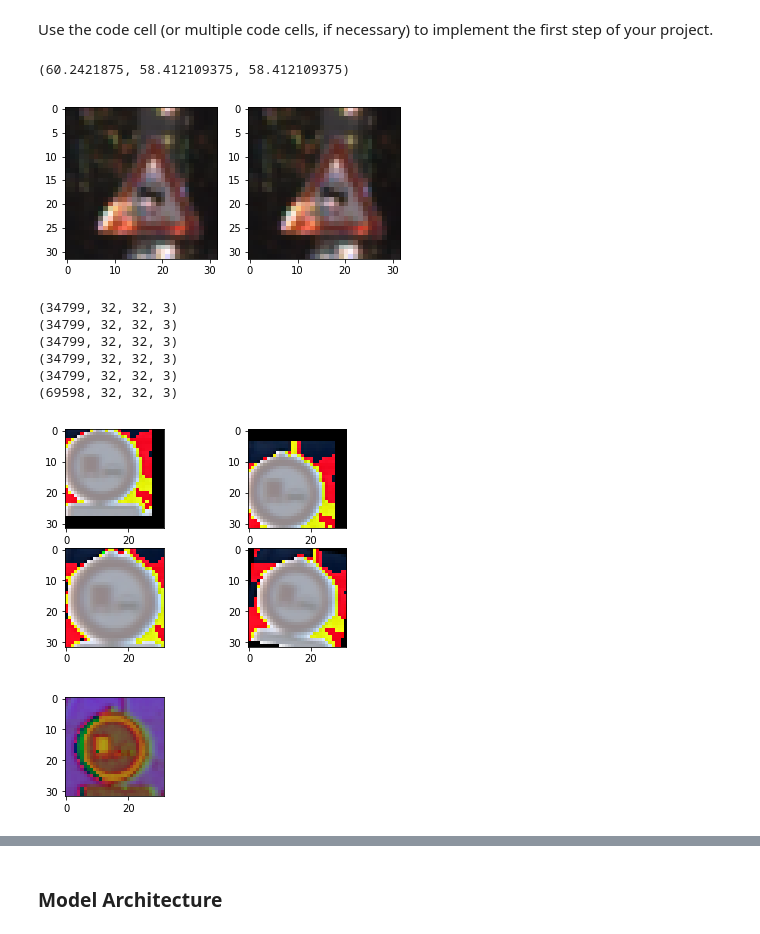
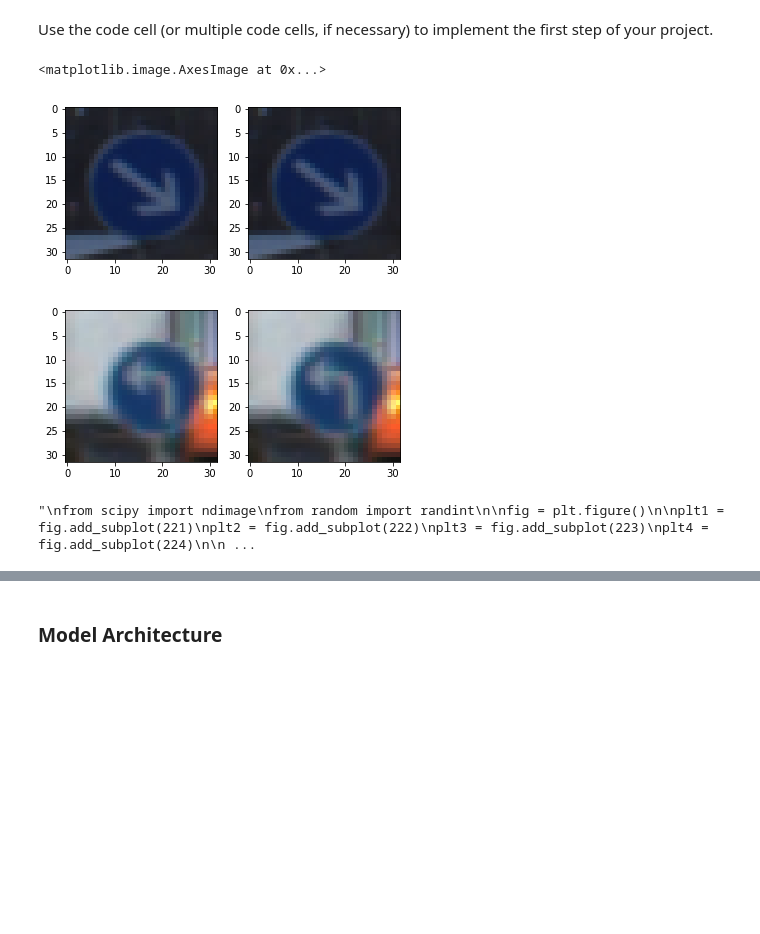
Before and after one commit to jShaoCX/CarND_Project2_Traffic_Signs, a Jupyter notebook: Traffic_Sign_Classifier.ipynb, the cells around one changed output, grey strips where cells are left out. Saved outputs shown, nothing was run; the diff lists cells and outputs as text; code cells hidden in the pictures; blank space fills up the shorter version.

```diff
--- a/Traffic_Sign_Classifier.ipynb
+++ b/Traffic_Sign_Classifier.ipynb
@@ -133,48 +129,55 @@ Use the code cell (or multiple code cells, if necessary) to implement the first
 # %%
 from sklearn.utils import shuffle
 import numpy as np
 import cv2 as cv
-
-X_train, y_train = shuffle(X_train, y_train)
-
-X_train_norm = X_train.astype(np.float32)
-X_train_r_mean = np.mean(X_train[i,:,:,0])
-X_train_g_mean = np.mean(X_train[i,:,:,1])
-X_train_b_mean = np.mean(X_train[i,:,:,1])
+from random import randint
 
 XRANGE = 255.0
 XMEAN = 128.0
 
-for i in range(0,X_train.shape[0]):
-    X_train_norm[i,:,:,0] = (X_train_norm[i,:,:,0]-128.0)/255.0#(X_train_norm[i,:,:,0]-X_train_r_mean)/255.0
-    X_train_norm[i,:,:,1] = (X_train_norm[i,:,:,1]-128.0)/255.0#(X_train_norm[i,:,:,1]-X_train_g_mean)/255.0
-    X_train_norm[i,:,:,2] = (X_train_norm[i,:,:,2]-128.0)/255.0#(X_train_norm[i,:,:,2]-X_train_b_mean)/255.0
+#X_train_norm = X_train.astype(np.float32)
 
-print((X_train_r_mean,X_train_g_mean,X_train_b_mean))
+#for i in range(0,X_train.shape[0]):
+#    X_train_norm[i,:,:,0] = (X_train_norm[i,:,:,0])/255.0#(X_train_norm[i,:,:,0]-X_train_r_mean)/255.0
+#    X_train_norm[i,:,:,1] = (X_train_norm[i,:,:,1])/255.0#(X_train_norm[i,:,:,1]-X_train_g_mean)/255.0
+#    X_train_norm[i,:,:,2] = (X_train_norm[i,:,:,2])/255.0#(X_train_norm[i,:,:,2]-X_train_b_mean)/255.0
+
+#fig = plt.figure()
+#plt1 = plt.subplot(121)
+#plt2 = plt.subplot(122)
+#plt1.imshow(X_train[2000])
+#plt2.imshow(X_train_norm[2000])
+
+X_valid_norm = X_valid.astype(np.float32)
+for i in range(0,X_valid.shape[0]):
+    X_valid_norm[i,:,:,0] = (X_valid_norm[i,:,:,0])/255.0#(X_train_norm[i,:,:,0]-X_train_r_mean)/255.0
+    X_valid_norm[i,:,:,1] = (X_valid_norm[i,:,:,1])/255.0#(X_train_norm[i,:,:,1]-X_train_g_mean)/255.0
+    X_valid_norm[i,:,:,2] = (X_valid_norm[i,:,:,2])/255.0#(X_train_norm[i,:,:,2]-X_train_b_mean)/255.0
 
 fig = plt.figure()
 plt1 = plt.subplot(121)
 plt2 = plt.subplot(122)
-plt1.imshow(X_train[2000])
-plt2.imshow(X_train_norm[2000]+.5)
-
-X_valid_norm = X_valid.astype(np.float32)
-for i in range(0,X_valid.shape[0]):
-    X_valid_norm[i,:,:,0] = (X_valid_norm[i,:,:,0]-128.0)/255.0#(X_train_norm[i,:,:,0]-X_train_r_mean)/255.0
-    X_valid_norm[i,:,:,1] = (X_valid_norm[i,:,:,1]-128.0)/255.0#(X_train_norm[i,:,:,1]-X_train_g_mean)/255.0
-    X_valid_norm[i,:,:,2] = (X_valid_norm[i,:,:,2]-128.0)/255.0#(X_train_norm[i,:,:,2]-X_train_b_mean)/255.0
+plt1.imshow(X_valid[2000])
+plt2.imshow(X_valid_norm[2000])
 
 X_test_norm = X_test.astype(np.float32)
 for i in range(0,X_test_norm.shape[0]):
-    X_test_norm[i,:,:,0] = (X_test_norm[i,:,:,0]-128.0)/255.0#(X_train_norm[i,:,:,0]-X_train_r_mean)/255.0
-    X_test_norm[i,:,:,1] = (X_test_norm[i,:,:,1]-128.0)/255.0#(X_train_norm[i,:,:,1]-X_train_g_mean)/255.0
-    X_test_norm[i,:,:,2] = (X_test_norm[i,:,:,2]-128.0)/255.0#(X_train_norm[i,:,:,2]-X_train_b_mean)/255.0
+    X_test_norm[i,:,:,0] = (X_test_norm[i,:,:,0])/255.0#(X_train_norm[i,:,:,0]-X_train_r_mean)/255.0
+    X_test_norm[i,:,:,1] = (X_test_norm[i,:,:,1])/255.0#(X_train_norm[i,:,:,1]-X_train_g_mean)/255.0
+    X_test_norm[i,:,:,2] = (X_test_norm[i,:,:,2])/255.0#(X_train_norm[i,:,:,2]-X_train_b_mean)/255.0
+
+fig = plt.figure()
+plt1 = plt.subplot(121)
+plt2 = plt.subplot(122)
+plt1.imshow(X_test[2000])
+plt2.imshow(X_test_norm[2000])
 # %% [output]
-(60.2421875, 58.412109375, 58.412109375)
+<matplotlib.image.AxesImage at 0x...>
-[figure, old version]
+[figure, new version]
+[figure, added]
 # %%
 #Data Augmentation
-
+'''
 from scipy import ndimage
 from random import randint
 
@@ -216,7 +219,7 @@ X_train_color_convert = np.asarray([cv.cvtColor(im, cv.COLOR_RGB2HSV) for im in
 X_train_color_convert_norm = np.zeros_like(X_train_color_convert, dtype=float)
 np.copyto(X_train_color_convert_norm,X_train_color_convert,casting='unsafe')
 
-for i in range(0,X_train_color_convert_resize.shape[0]):
+for i in range(0,X_train_color_convert.shape[0]):
     X_train_color_convert_norm[i,:,:,0] = X_train_color_convert_norm[i,:,:,0]/255.0
     X_train_color_convert_norm[i,:,:,1] = X_train_color_convert_norm[i,:,:,1]/255.0
     X_train_color_convert_norm[i,:,:,2] = X_train_color_convert_norm[i,:,:,2]/255.0
@@ -227,12 +230,6 @@ print(X_train_color_convert_norm.shape)
 X_aug = np.concatenate((X_train_resize, X_train_top))
 
 print(X_aug.shape)
+'''
 # %% [output]
-(34799, 32, 32, 3)
-(34799, 32, 32, 3)
-(34799, 32, 32, 3)
-(34799, 32, 32, 3)
-(34799, 32, 32, 3)
-(69598, 32, 32, 3)
+"\nfrom scipy import ndimage\nfrom random import randint\n\nfig = plt.figure()\n\nplt1 = fig.add_subplot(221)\nplt2 = fig.add_subplot(222)\nplt3 = fig.add_subplot(223)\nplt4 = fig.add_subplot(224)\n\n ...
-[figure, removed]
-[figure, removed]
```
Also changed, not shown: parts of 13 cells of this notebook, 1 other file.
